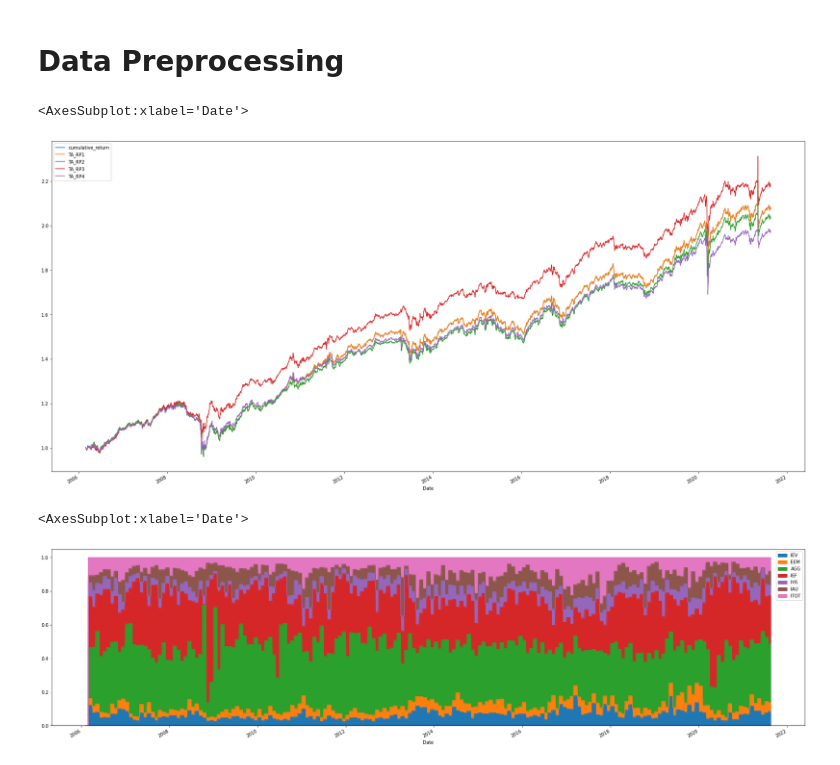
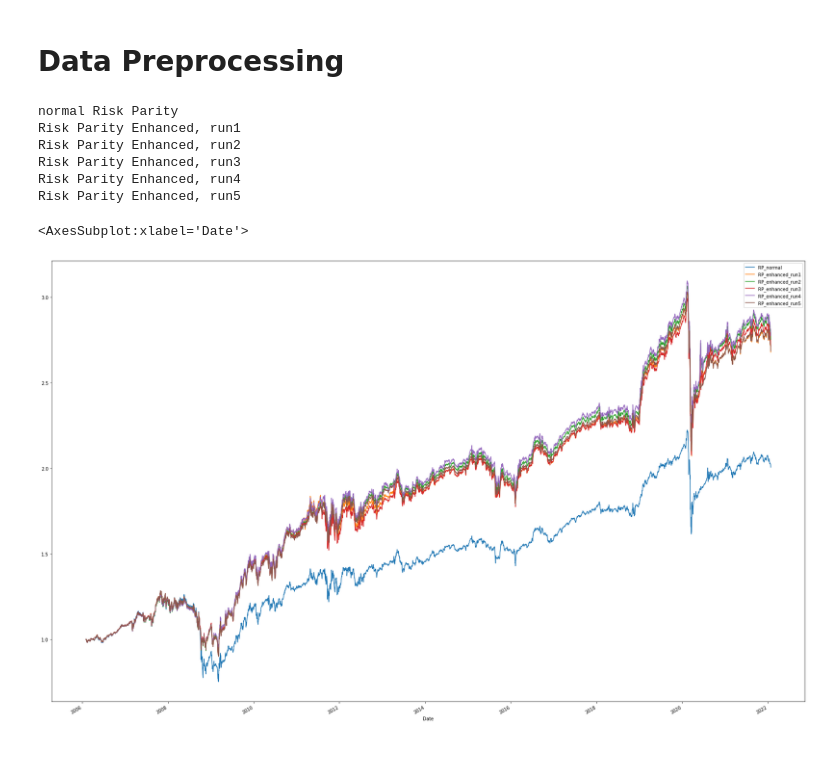
Before and after one commit to kibeomkim14/DL_Enhanced_RiskParity, a Jupyter notebook: notebooks/backtest.ipynb, the cells around one changed output. Cells and saved outputs as stored; diff of their text form; code cells hidden in the pictures.

Commit message:
enhanced

```diff
--- a/notebooks/backtest.ipynb
+++ b/notebooks/backtest.ipynb
@@ -28,11 +28,11 @@ features.index = pd.to_datetime(features.index)
 
 X, y = train_test_split2(features, test=False)
 # %%
-data1 = generate_portfolio_inputs(X,y)
-data2 = generate_portfolio_inputs(X,y)
-data3 = generate_portfolio_inputs(X,y)
-data4 = generate_portfolio_inputs(X,y)
-data5 = generate_portfolio_inputs(X,y)
+data1 = generate_portfolio_inputs(X,y, num_trials=30)
+data2 = generate_portfolio_inputs(X,y, num_trials=60)
+data3 = generate_portfolio_inputs(X,y, num_trials=120)
+data4 = generate_portfolio_inputs(X,y, num_trials=250)
+data5 = generate_portfolio_inputs(X,y, num_trials=500)
 # %%
 prices = prices.loc[data1.index]
 # %%
@@ -169,10 +146,56 @@ df['TA_RP4'] = rp.equity_curve
+# %%
+df = pd.DataFrame()
+
+print('normal Risk Parity')
+rp = RiskParity(prices, data1)
+rp.run(enhanced=False)
+rp.performance()
+df['RP_normal'] = rp.equity_curve
+alloc_normal = rp.allocation
+
+print('Risk Parity Enhanced, run1')
+rp1 = RiskParity(prices, data1)
+rp1.run(enhanced=True)
+rp1.performance()
+df['RP_enhanced_run1'] = rp1.equity_curve
+alloc_run1 = rp1.allocation
+
+print('Risk Parity Enhanced, run2')
+rp2 = RiskParity(prices, data2)
+rp2.run(enhanced=True)
+rp2.performance()
+df['RP_enhanced_run2'] = rp2.equity_curve
+alloc_run2 = rp2.allocation
+
+print('Risk Parity Enhanced, run3')
+rp3 = RiskParity(prices, data3)
+rp3.run(enhanced=True)
+rp3.performance()
+df['RP_enhanced_run3'] = rp3.equity_curve
+alloc_run3 = rp3.allocation
+
+print('Risk Parity Enhanced, run4')
+rp4 = RiskParity(prices, data4)
+rp4.run(enhanced=True)
+rp4.performance()
+df['RP_enhanced_run4'] = rp4.equity_curve
+alloc_run4 = rp4.allocation
+
+print('Risk Parity Enhanced, run5')
+rp5 = RiskParity(prices, data5)
+rp5.run(enhanced=True)
+rp5.performance()
+df['RP_enhanced_run5'] = rp5.equity_curve
+alloc_run5 = rp5.allocation
+# %% [output]
+normal Risk Parity
+Risk Parity Enhanced, run1
+Risk Parity Enhanced, run2
+Risk Parity Enhanced, run3
+Risk Parity Enhanced, run4
+Risk Parity Enhanced, run5
 # %%
-df.plot(figsize=(30,15))
+df.plot(figsize=(30,20))
 # %% [output]
 <AxesSubplot:xlabel='Date'>
-[figure, old version]
+[figure, new version]
-# %%
-rp_w.plot.area(figsize=(30,8))
-# %% [output]
-<AxesSubplot:xlabel='Date'>
-[figure, removed]
```
Also changed, not shown: parts of 19 cells of this notebook, 8 other files.
